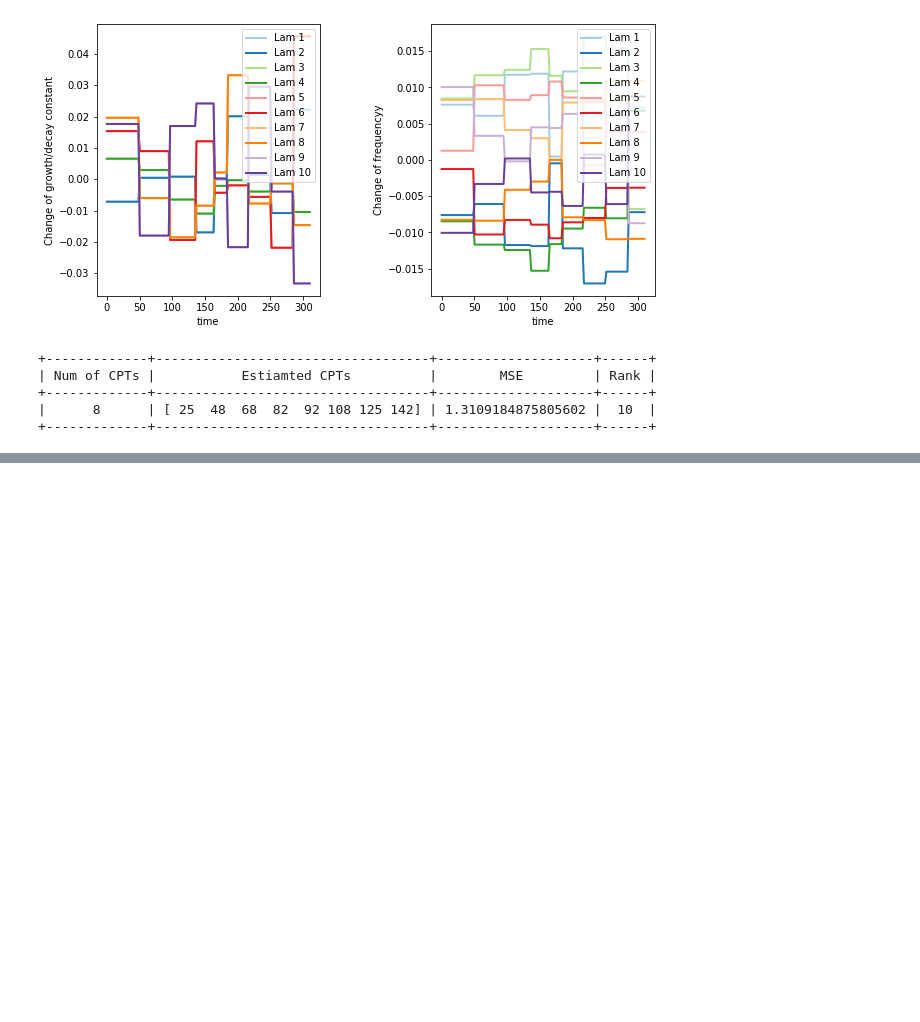
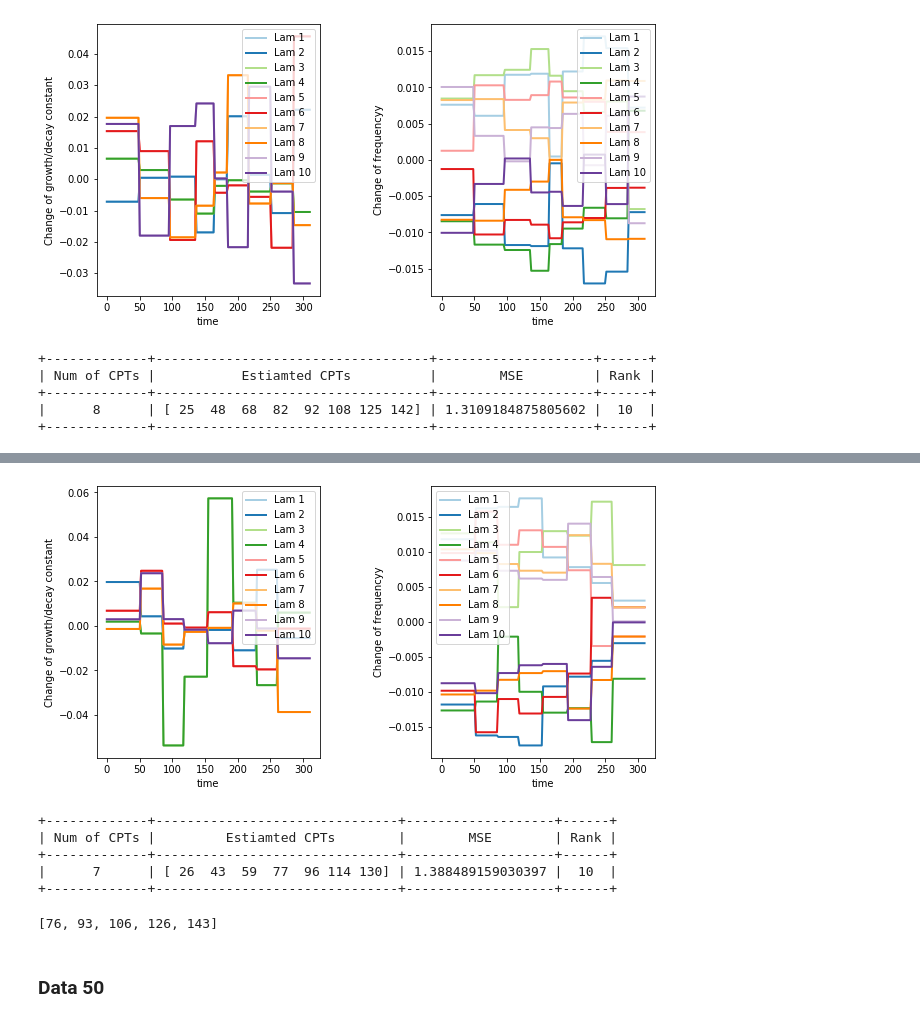
Before and after one commit to JINhuaqing/TVDN-simu, a Jupyter notebook: realdata/fMRIHPF0929.ipynb, the cells around one changed output, grey strips where cells are left out. Cells and saved outputs as stored; diff of their text form; code cells hidden in the pictures; blank space fills up the shorter version.

```diff
--- a/realdata/fMRIHPF0929.ipynb
+++ b/realdata/fMRIHPF0929.ipynb
@@ -431,0 +516,18 @@ print(fMRIDet)
+# %%
+seamedfMRIDet.PlotEigenCurve()
+# %% [output]
+[figure, added]
+# %%
+print(seamedfMRIDet)
+# %% [output]
++-------------+-------------------------------+-------------------+------+
+| Num of CPTs |         Estiamted CPTs        |        MSE        | Rank |
++-------------+-------------------------------+-------------------+------+
+|      7      | [ 26  43  59  77  96 114 130] | 1.388489159030397 |  10  |
++-------------+-------------------------------+-------------------+------+
+# %%
+GTsAll[idx]
+# %% [output]
+[76, 93, 106, 126, 143]
+# %% [markdown]
+### Data 50
```
Also changed, not shown: parts of 20 cells of this notebook.
